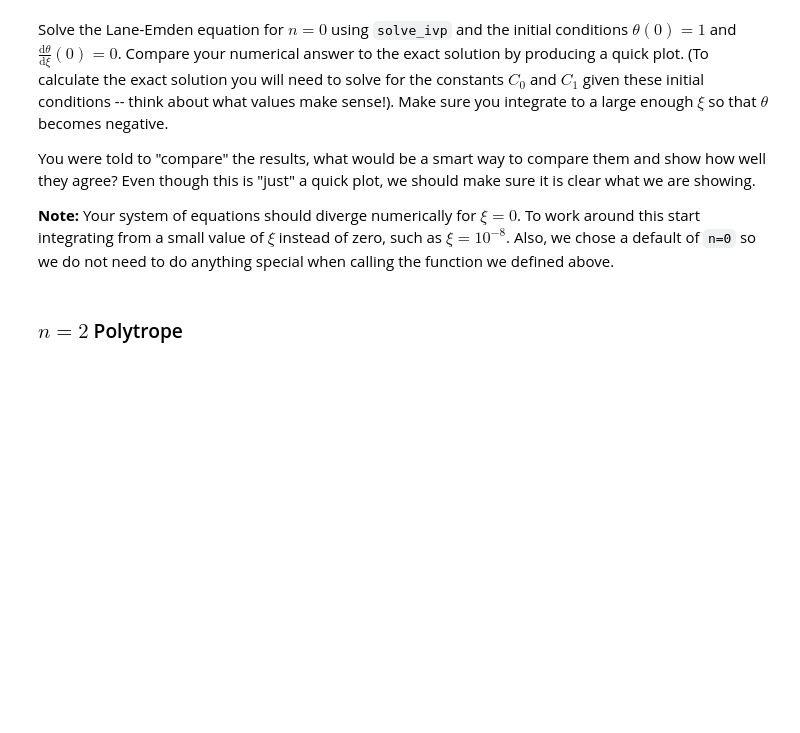
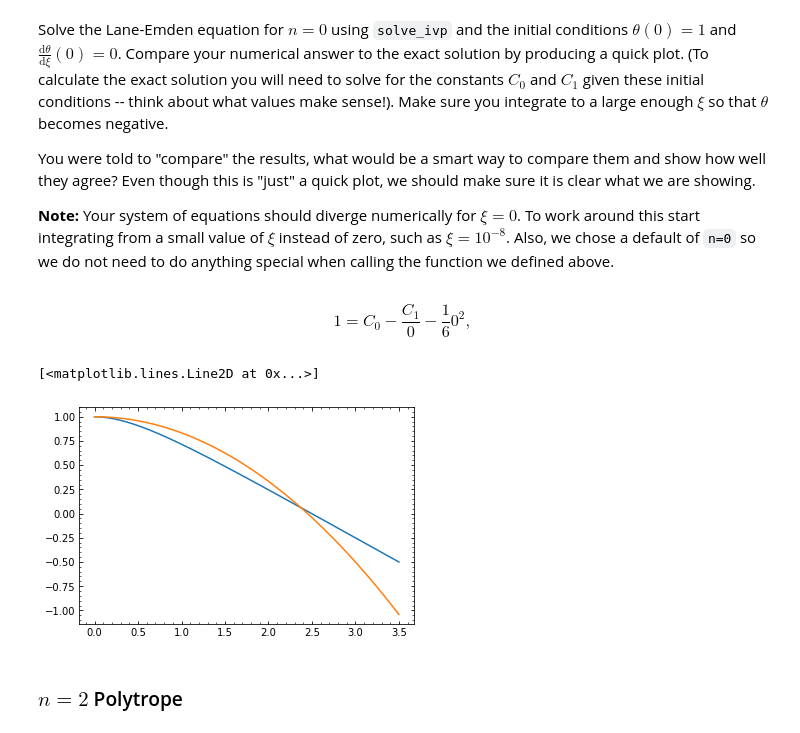
Before and after one commit to Rjames13/p250-spring-2022, a Jupyter notebook: prelabs/PreLab05.ipynb, the cells around one changed output. Cells and saved outputs as stored; diff of their text form; code cells hidden in the pictures; blank space fills up the shorter version.

```diff
--- a/prelabs/PreLab05.ipynb
+++ b/prelabs/PreLab05.ipynb
@@ -202,10 +205,20 @@ $$ \frac{d^2\theta}{d\xi^2}+\frac{2}{\xi} \frac{d\theta}{d\xi} +\theta^n=0 $$
 Write the code implementing the system of equations you described above.  We want our function to *also* accept the parameter $n$ with the default value of zero. **You must document this function.**  Though you should have always been doing this, **any non-trivial function must be documented** using a *docstring* as has been seen in many examples and solutions.
 
 *Note*: I have chosen to write the function using notation `f(t,y)` since that is what appears in documentation for `solve_ivp`.  There is nothing wrong with, and perhaps it is actually preferable, to change the names of the variables to something more representative of the problem we are solving.
-# %%
-def lane_emden(t, y, n=0):
-# YOUR CODE HERE
-raise NotImplementedError()
+# %%
+def lane_emden(xi, y, n=0):
+    """
+
+    :param xi: Independent variable
+    :param y: array with the follwing structure: y[0]= theta, y[1]=phi
+
+    :param n: polytropic index
+    :return: change in theta and phi with respect to xi
+    """
+    dydt = np.zeros_like(y)
+    dydt[0] = y[1]
+    dydt[1] = (-2*y[1])-y[0]**n
+    return dydt
 # %% [markdown]
 ### $n=0$ Polytrope
 
@@ -224,3 +234,21 @@ raise NotImplementedError()
+# %% [markdown]
+$$ 1 = C_0 - \frac{C_1}{0} - \frac16 0^2, $$
+# %%
+##C0=1  c1=
+
+y0 = np.array([1, 0])
+
+sol = integ.solve_ivp( lane_emden, (10e-8, 3.5), y0,
+                      vectorized=True, atol=1e-12, rtol=1e-12)
+sol.keys()
+fig= plt.figure()
+ax = fig.add_subplot(111)
+ax.plot(sol.t,sol.y[0])
+ax.plot(sol.t,
+        (-(1/6)*sol.t**2)+1)
+# %% [output]
+[<matplotlib.lines.Line2D at 0x...>]
+[figure, added]
 # %% [markdown]
 ### $n=2$ Polytrope
 # %% [markdown]
```
Also changed, not shown: parts of 9 cells of this notebook, 1 other file.
